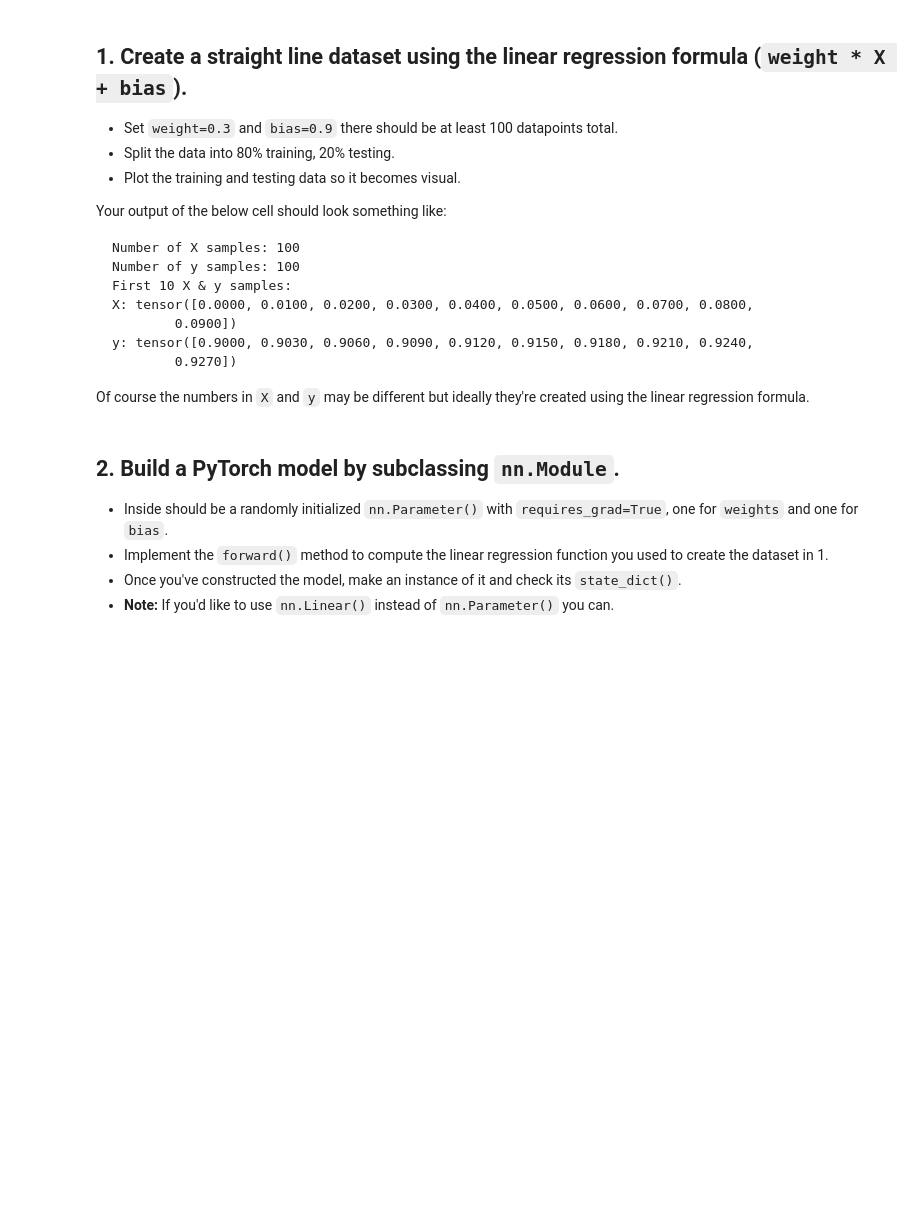
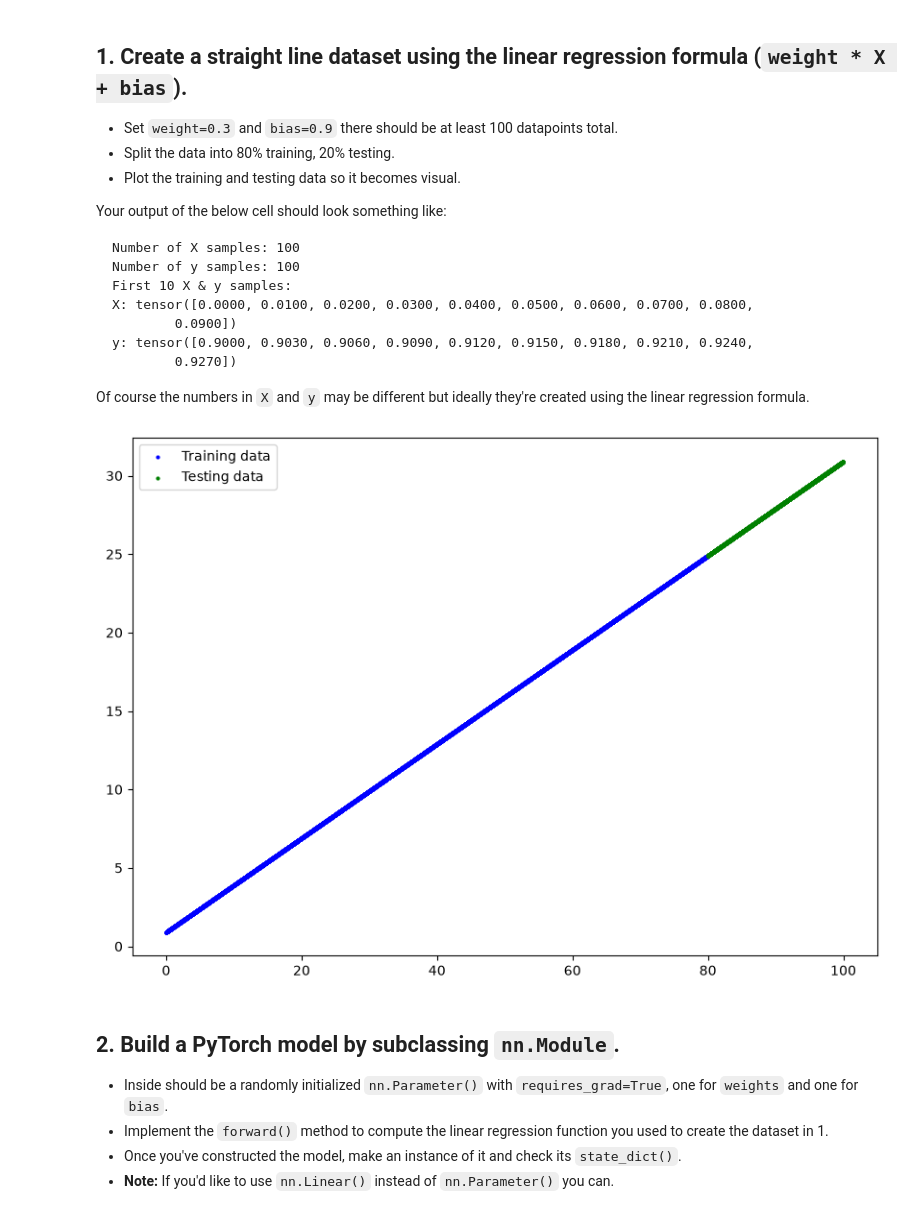
Before and after one commit to GyDeen/PyTorch-DeepLearning, a Jupyter notebook: extras/exercises/01_pytorch_workflow_exercises.ipynb, the cells around one changed output. Drawn from its saved outputs; the diff is of its cells as text; code cells hidden in the pictures; blank space fills up the shorter version.

````diff
--- a/extras/exercises/01_pytorch_workflow_exercises.ipynb
+++ b/extras/exercises/01_pytorch_workflow_exercises.ipynb
@@ -36,6 +40,26 @@ y: tensor([0.9000, 0.9030, 0.9060, 0.9090, 0.9120, 0.9150, 0.9180, 0.9210, 0.924
 ```
 
 Of course the numbers in `X` and `y` may be different but ideally they're created using the linear regression formula.
+# %%
+X = torch.arange(start=0, end=100, step=0.01, dtype=torch.float32).reshape(10000, 1)
+y = 0.3 * X + 0.9
+
+def plot_predictions(train_data, train_labels, test_data, test_labels, predictions=None):
+    plt.figure(figsize=(10, 7))
+    plt.scatter(train_data, train_labels, c="b", s=4, label="Training data")
+    plt.scatter(test_data, test_labels, c="g", s=4, label="Testing data")
+    if predictions is not None:
+        plt.scatter(test_data, predictions, c="r", s=4, label="Predictions")
+    plt.legend()
+
+train_data = X[:8000]
+train_labels = y[:8000]
+test_data = X[8000:10000]
+test_labels = y[8000:10000]
+
+plot_predictions(train_data, train_labels, test_data, test_labels)
+# %% [output]
+[figure, added]
 # %% [markdown]
 ## 2. Build a PyTorch model by subclassing `nn.Module`.
   * Inside should be a randomly initialized `nn.Parameter()` with `requires_grad=True`, one for `weights` and one for `bias`.
````
Also changed, not shown: parts of 7 cells of this notebook.
